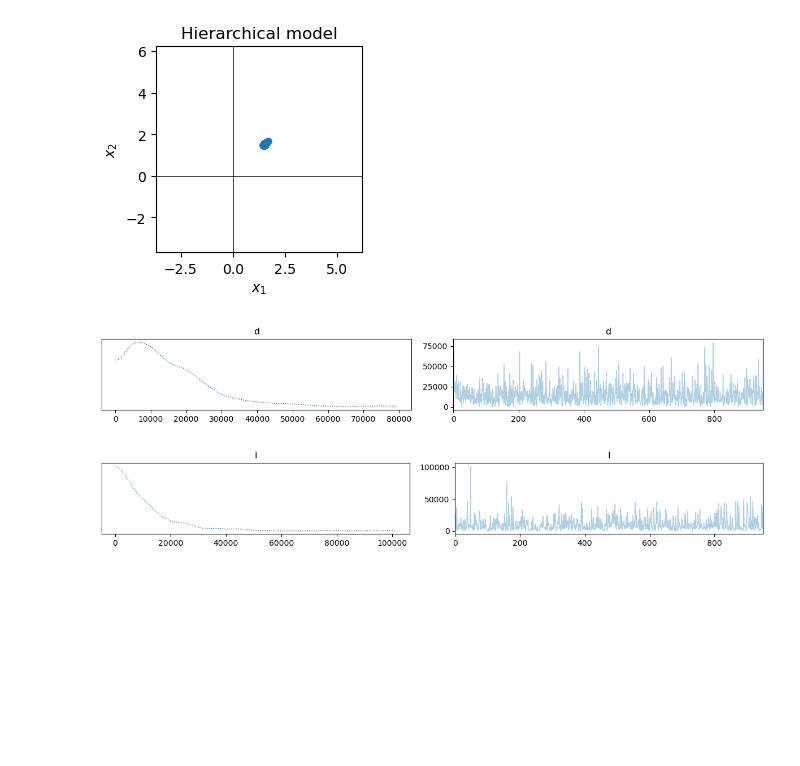
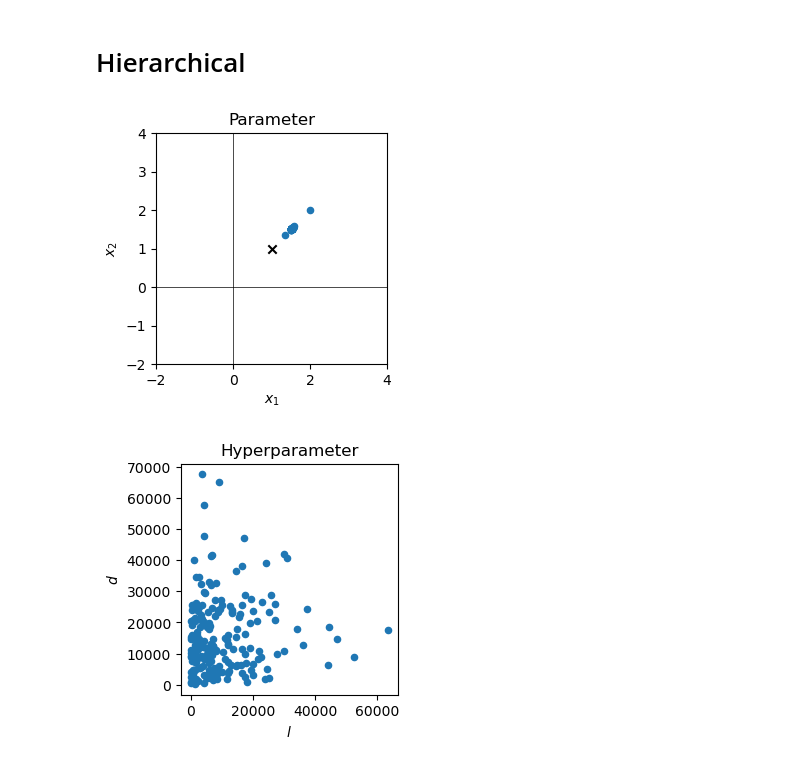
Before and after one commit to CUQI-DTU/Paper-Implicit, a Jupyter notebook: simplest_linear/simplest_linear.ipynb, the cells around one changed output. Saved outputs shown, nothing was run; the diff lists cells and outputs as text; code cells hidden in the pictures; blank space fills up the shorter version.

```diff
--- a/simplest_linear/simplest_linear.ipynb
+++ b/simplest_linear/simplest_linear.ipynb
@@ -116,5 +239,10 @@ for i, (x, sampler_class, name) in enumerate(experiments):
+# %% [markdown]
+# Hierarchical
 # %%
 num_samples = 1000
+num_burnin = 10
+thining = 5
+
 d = Gamma(1, 1e-4)
 l = Gamma(1, 1e-4)
 
@@ -123,39 +251,44 @@ x = RegularizedUnboundedUniform(regularization="TV", strength = lambda d : d,
 y = Gaussian(A@x, prec = lambda l : l)
 posterior = JointDistribution(d,l,x,y)(y = y_data)
 
+np.random.seed(88)
 sampling_strategy = {
             'd': Conjugate(),
             'l': Conjugate(),
-            'x': RegularizedLinearRTO(maxit = 500, penalty_parameter = 1000)
+            'x': RegularizedLinearRTO(maxit = 100, penalty_parameter = 1000)
             }
 
 sampler = HybridGibbs(posterior, sampling_strategy)
-sampler.sample(num_samples)
-gibbs_samples_x = sampler.get_samples()['x'].burnthin(50).samples
-gibbs_samples_d = sampler.get_samples()['d'].burnthin(50).samples
-gibbs_samples_l = sampler.get_samples()['l'].burnthin(50).samples
+sampler.sample(num_samples + num_burnin)
+gibbs_samples_x = sampler.get_samples()['x'].burnthin(num_burnin, thining).samples
+gibbs_samples_d = sampler.get_samples()['d'].burnthin(num_burnin, thining).samples
+gibbs_samples_l = sampler.get_samples()['l'].burnthin(num_burnin, thining).samples
 # %%
-    plt.figure(figsize = (3,3))
-    plt.gca().axhline(y=0, color='k', lw = 0.5, zorder = 1)
-    plt.gca().axvline(x=0, color='k', lw = 0.5, zorder = 1)
 
-    plt.scatter(gibbs_samples_x[0, :], gibbs_samples_x[1, :], s = 20, zorder = 2)
-    plt.title("Hierarchical model")
-    plt.xlim((min_val, max_val))
-    plt.ylim((min_val, max_val))
-    plt.xlabel("$x_1$")
-    plt.ylabel("$x_2$")
-    plt.gca().set_aspect("equal")
-    plt.tight_layout()
-    plt.savefig("figures//simplest_samples_hierarchical.pdf")
+plt.figure(figsize = (3,3))
+plt.gca().axhline(y=0, color='k', lw = 0.5, zorder = 1)
+plt.gca().axvline(x=0, color='k', lw = 0.5, zorder = 1)
+
+plt.scatter(gibbs_samples_x[0, :], gibbs_samples_x[1, :], s = 20, zorder = 2)
+plt.scatter(x_true[0], x_true[1], color = 'k', marker='x', zorder = 3)
+plt.title("Parameter")
+plt.xlim((min_val, max_val))
+plt.ylim((min_val, max_val))
+plt.xlabel("$x_1$")
+plt.ylabel("$x_2$")
+plt.gca().set_aspect("equal")
+
+plt.savefig("figures/simplest_linear/hierarchical_parameter.pdf", bbox_inches = "tight")
+
+plt.figure(figsize = (3,3))
+plt.scatter(gibbs_samples_l, gibbs_samples_d, s = 20, zorder = 2)
+
+plt.title("Hyperparameter")
+plt.xlabel("$l$")
+plt.ylabel("$d$")
+plt.gca().set_aspect("equal")
+
+plt.savefig("figures/simplest_linear/hierarchical_hyperparameter.pdf", bbox_inches = "tight")
 # %% [output]
-[figure, old version]
+[figure, new version]
+[figure, added]
-# %%
-sampler.get_samples()['d'].burnthin(50).plot_trace()
-plt.savefig("figures//simplest_samples_delta.pdf")
-
-sampler.get_samples()['l'].burnthin(50).plot_trace()
-plt.savefig("figures//simplest_samples_lambda.pdf")
-# %% [output]
-[figure, removed]
-[figure, removed]
```
Also changed, not shown: parts of 23 cells of this notebook, 1 other file.
